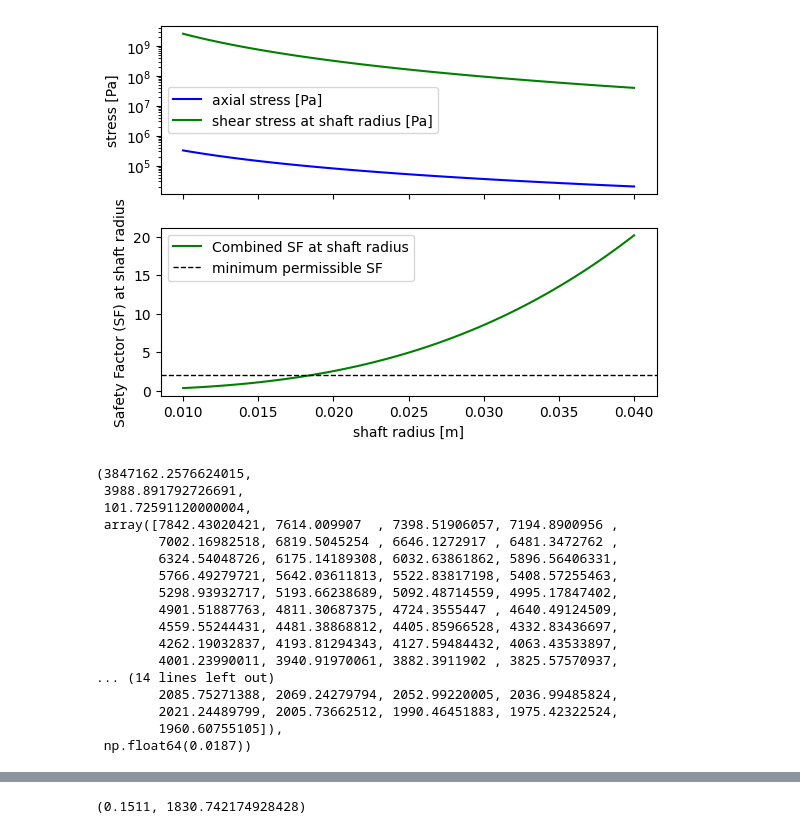
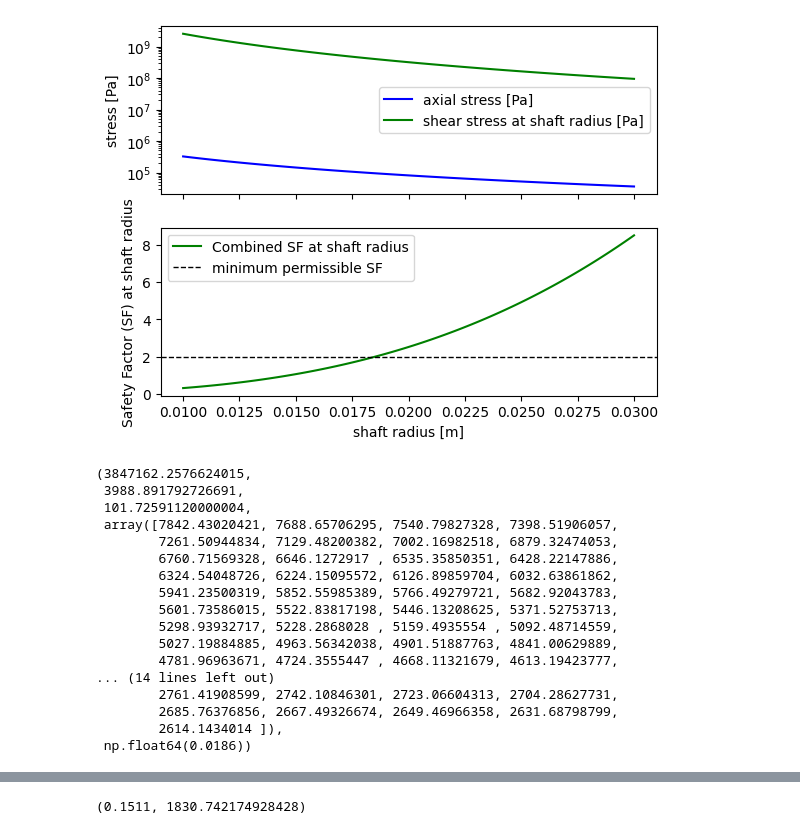
Before and after one commit to thermonuclearCoder/AET, a Jupyter notebook: notebooks_Disc_stresses.ipynb, the cells around one changed output, grey strips where cells are left out. Saved outputs shown, nothing was run; the diff lists cells and outputs as text; code cells hidden in the pictures.

Commit message:
new plots

```diff
--- a/notebooks_Disc_stresses.ipynb
+++ b/notebooks_Disc_stresses.ipynb
@@ -27,57 +27,57 @@ theta_44 = -2.72 * np.pi/180        # [rad]
 F_n = -V_x*(mdot_air_45-mdot_air_5)    #Positive in rightward direction
 
 #STRESSES
-R_ii = np.linspace(0.01, 0.04, 101)
+R_ii = np.linspace(0.01, 0.03, 101)
 
 
 tau = 2*Torque/(np.pi*R_ii**3)       #shear stress [Pa]
 sigma_x = F_n/(np.pi*R_ii**2)        #axial stress [Pa]
 sigma_y = 1600e6                  #yield stress [Pa]
 
 SF_shaft = sigma_y/np.sqrt(sigma_x**2 + 4*tau**2)
 permissible_SF = 2
 
 #plotting
 
 fig, (ax_stress, ax_SF_shaft) = plt.subplots(2, 1, sharex=True)
 
 
 ax_SF_shaft.plot(R_ii, SF_shaft, color='green', label='Combined SF at shaft radius')
 ax_SF_shaft.set_xlabel('shaft radius [m]')
 ax_SF_shaft.set_ylabel('Safety Factor (SF) at shaft radius')
 ax_SF_shaft.axhline(y=permissible_SF, color='black', linestyle='dashed', linewidth=1, label='minimum permissible SF')
 ax_SF_shaft.legend()
 
 ax_stress.plot(R_ii, sigma_x, color='blue', label='axial stress [Pa]')
 ax_stress.plot(R_ii, tau, color='green', label='shear stress at shaft radius [Pa]')
 ax_stress.set_ylabel('stress [Pa]')
 ax_stress.set_yscale('log')
 ax_stress.legend()
 
 plt.show()
 
 R_ii = R_ii[SF_shaft >= permissible_SF][0]        #returns shaft radius for which safety factor is 2
 
 W_sh, Torque, F_n, tau/sigma_x, R_ii
 # %% [output]
-[figure, old version]
+[figure, new version]
 (3847162.2576624015,
  3988.891792726691,
  101.72591120000004,
- array([7842.43020421, 7614.009907  , 7398.51906057, 7194.8900956 ,
-        7002.16982518, 6819.5045254 , 6646.1272917 , 6481.3472762 ,
-        6324.54048726, 6175.14189308, 6032.63861862, 5896.56406331,
-        5766.49279721, 5642.03611813, 5522.83817198, 5408.57255463,
-        5298.93932717, 5193.66238689, 5092.48714559, 4995.17847402,
-        4901.51887763, 4811.30687375, 4724.3555447 , 4640.49124509,
-        4559.55244431, 4481.38868812, 4405.85966528, 4332.83436697,
-        4262.19032837, 4193.81294343, 4127.59484432, 4063.43533897,
-        4001.23990011, 3940.91970061, 3882.3911902 , 3825.57570937,
+ array([7842.43020421, 7688.65706295, 7540.79827328, 7398.51906057,
+        7261.50944834, 7129.48200382, 7002.16982518, 6879.32474053,
+        6760.71569328, 6646.1272917 , 6535.35850351, 6428.22147886,
+        6324.54048726, 6224.15095572, 6126.89859704, 6032.63861862,
+        5941.23500319, 5852.55985389, 5766.49279721, 5682.92043783,
+        5601.73586015, 5522.83817198, 5446.13208625, 5371.52753713,
+        5298.93932717, 5228.2868028 , 5159.4935554 , 5092.48714559,
+        5027.19884885, 4963.56342038, 4901.51887763, 4841.00629889,
+        4781.96963671, 4724.3555447 , 4668.11321679, 4613.19423777,
 ... (14 lines left out)
-        2085.75271388, 2069.24279794, 2052.99220005, 2036.99485824,
-        2021.24489799, 2005.73662512, 1990.46451883, 1975.42322524,
-        1960.60755105]),
- np.float64(0.0187))
+        2761.41908599, 2742.10846301, 2723.06604313, 2704.28627731,
+        2685.76376856, 2667.49326674, 2649.46966358, 2631.68798799,
+        2614.1434014 ]),
+ np.float64(0.0186))
 # %%
 #HP SHAFT RADIUS
 #axial force = mdot * delta(axial velocity)
```
Also changed, not shown: parts of 6 cells of this notebook, 1 other file.
